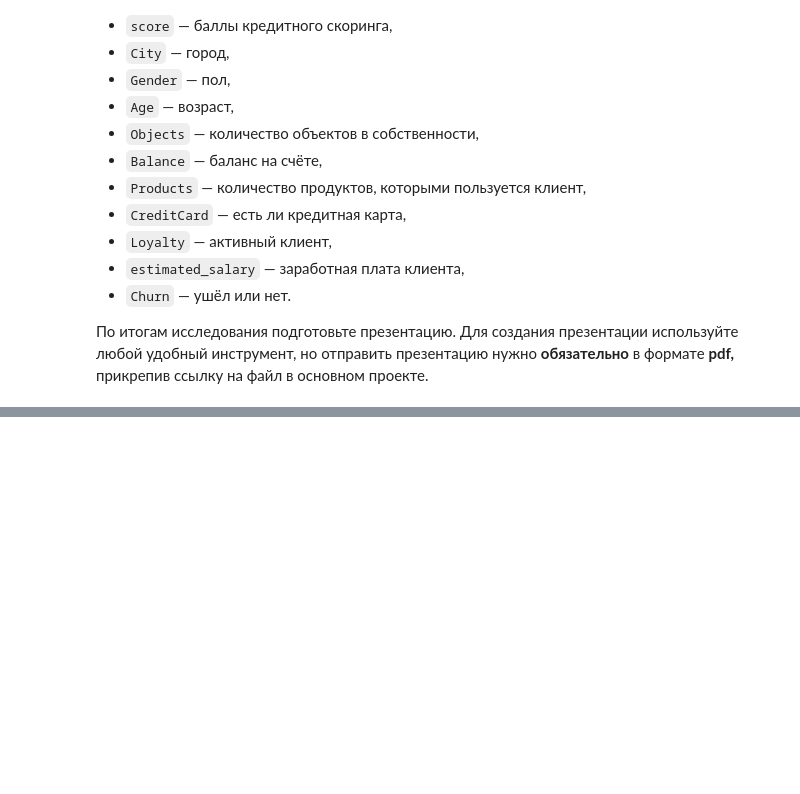
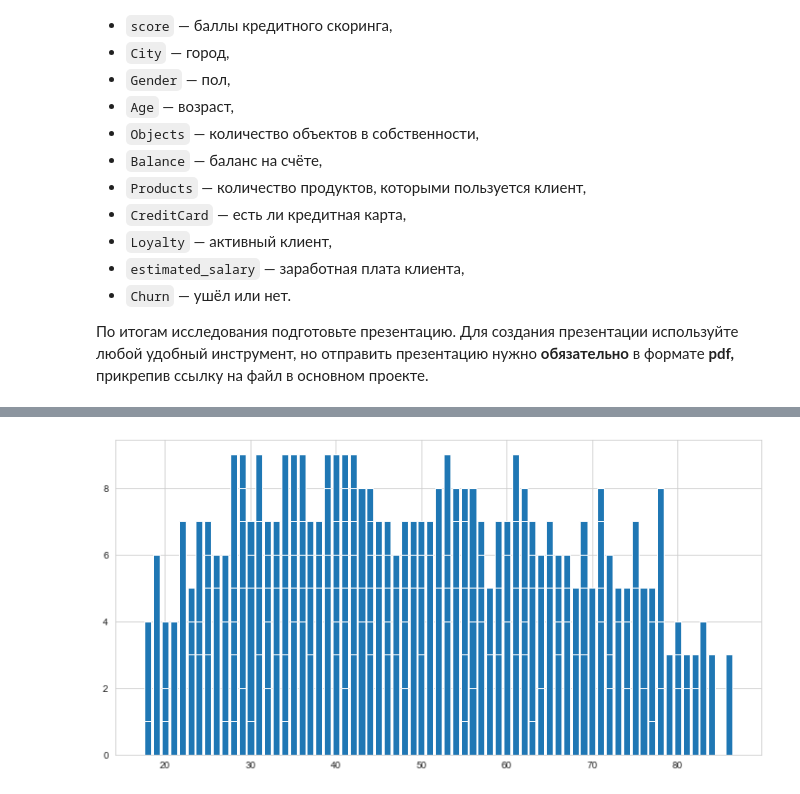
Before and after one commit to mxats1991/da_project_bank, a Jupyter notebook: da_v1.ipynb, the cells around one changed output, grey strips where cells are left out. Drawn from its saved outputs; the diff is of its cells as text; code cells hidden in the pictures; blank space fills up the shorter version.

```diff
--- a/da_v1.ipynb
+++ b/da_v1.ipynb
@@ -105,0 +255,9 @@ memory usage: 937.6+ KB
+# %%
+fig, ax = plt.subplots()
+ax.bar(df['age'], df['equity'])
+fig.set_figwidth(12)
+fig.set_figheight(6)
+
+plt.show()
+# %% [output]
+[figure, added]
```
Also changed, not shown: parts of 34 cells of this notebook, 2 other files.
